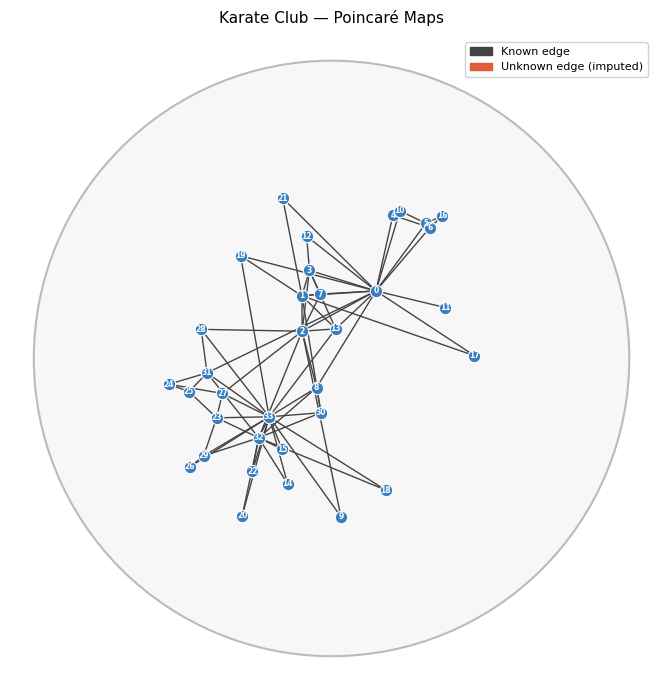
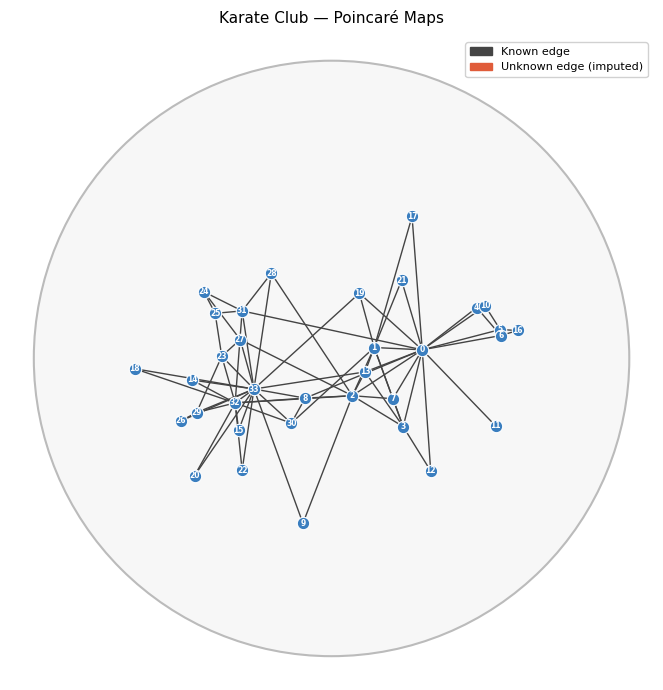
Code edit (unified diff) that turned the first committed figure into the second:
--- before
+++ after
@@ -3,3 +3,2 @@
     title='Karate Club — Poincaré Maps',
 )
-fig.show()

Commit: tutorials updated and checked